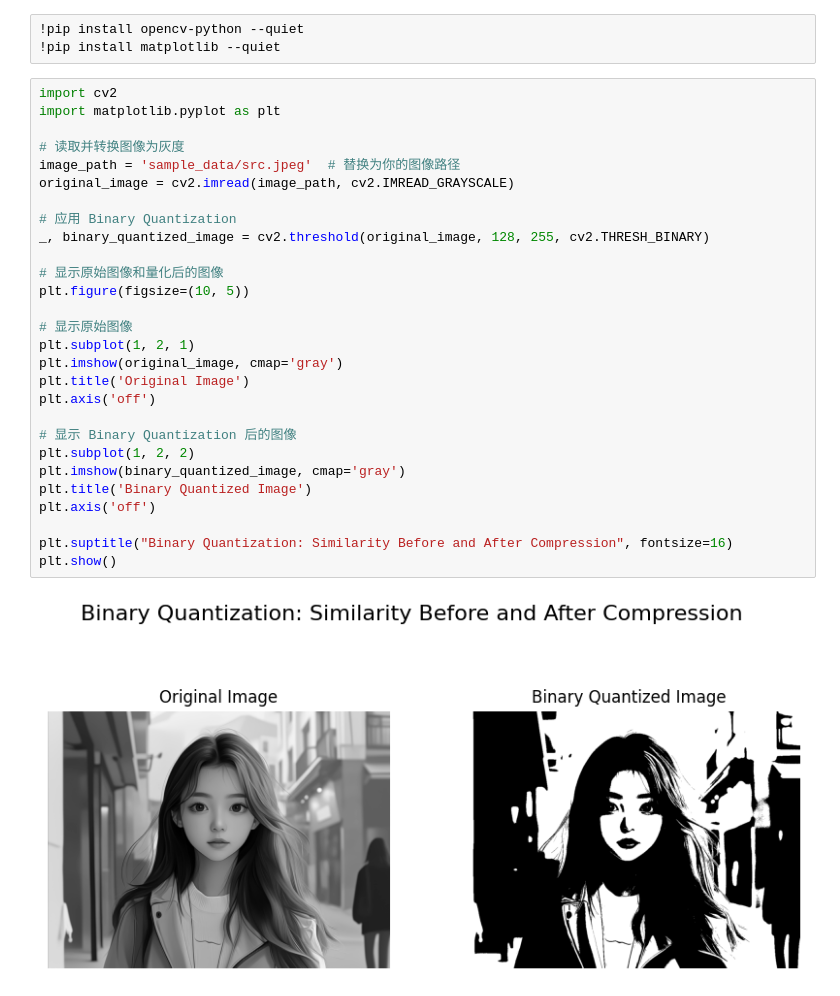
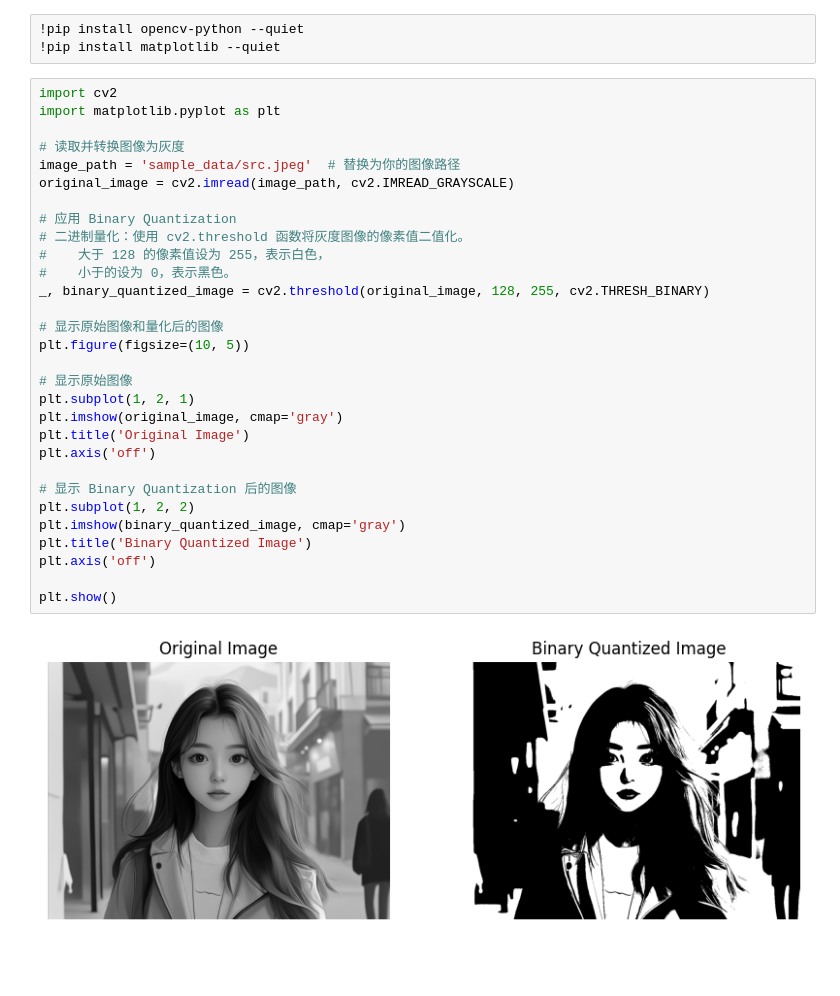
Before and after one commit to Huangjian2013/ai-demo, a Jupyter notebook: rag/14-quantization.ipynb, the cells around one changed output. Cells and saved outputs as stored; diff of their text form; blank space fills up the shorter version.

```diff
--- a/rag/14-quantization.ipynb
+++ b/rag/14-quantization.ipynb
@@ -6,30 +6,32 @@
 # %%
 import cv2
 import matplotlib.pyplot as plt
 
 # 读取并转换图像为灰度
 image_path = 'sample_data/src.jpeg'  # 替换为你的图像路径
 original_image = cv2.imread(image_path, cv2.IMREAD_GRAYSCALE)
 
 # 应用 Binary Quantization
+# 二进制量化：使用 cv2.threshold 函数将灰度图像的像素值二值化。
+#    大于 128 的像素值设为 255，表示白色，
+#    小于的设为 0，表示黑色。
 _, binary_quantized_image = cv2.threshold(original_image, 128, 255, cv2.THRESH_BINARY)
 
 # 显示原始图像和量化后的图像
 plt.figure(figsize=(10, 5))
 
 # 显示原始图像
 plt.subplot(1, 2, 1)
 plt.imshow(original_image, cmap='gray')
 plt.title('Original Image')
 plt.axis('off')
 
 # 显示 Binary Quantization 后的图像
 plt.subplot(1, 2, 2)
 plt.imshow(binary_quantized_image, cmap='gray')
 plt.title('Binary Quantized Image')
 plt.axis('off')
 
-plt.suptitle("Binary Quantization: Similarity Before and After Compression", fontsize=16)
 plt.show()
 # %% [output]
-[figure, old version]
+[figure, new version]
```
